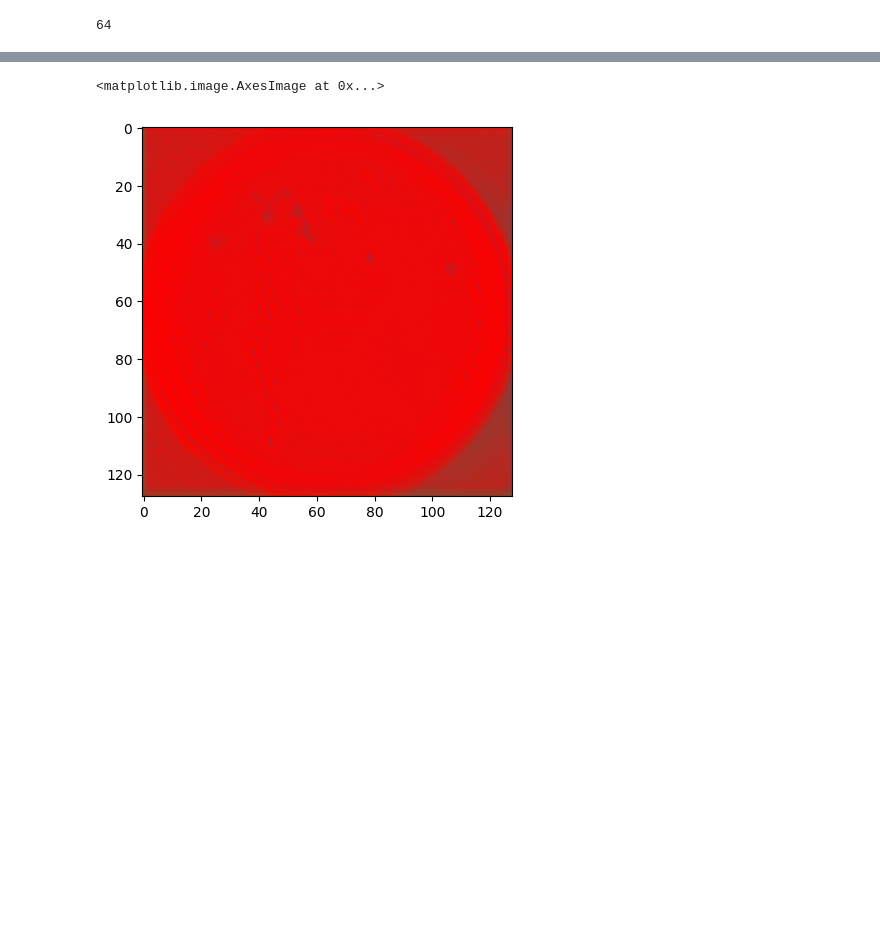
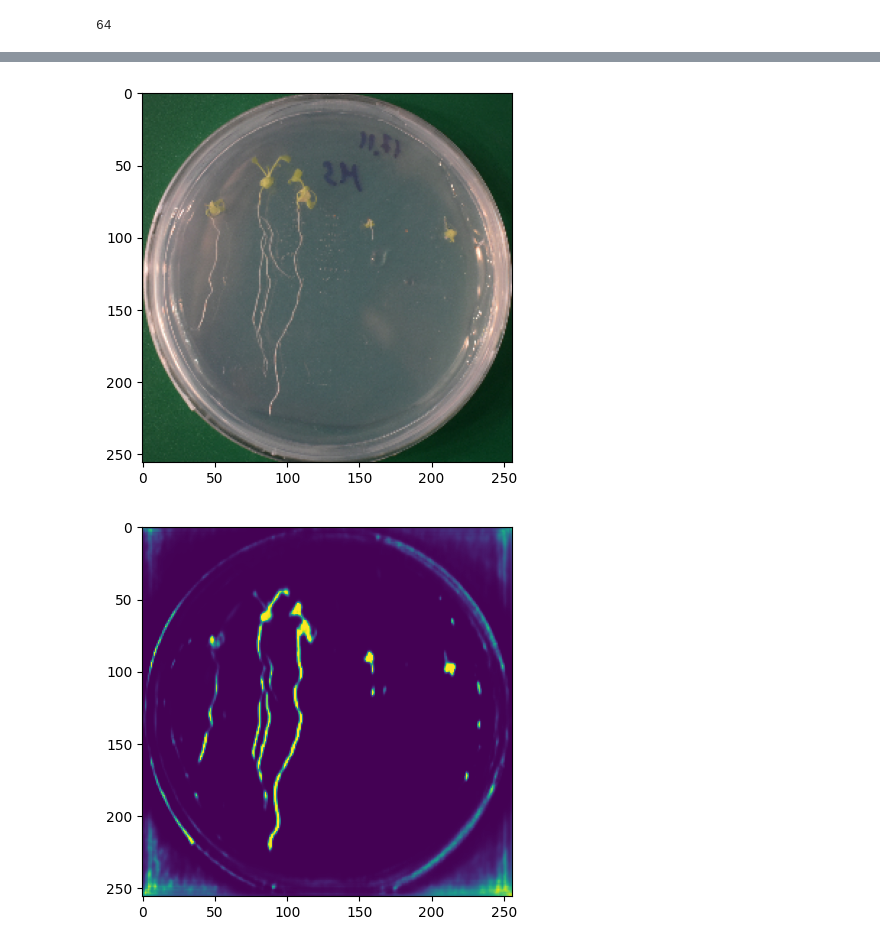
Before and after one commit to DeadArcadiy/SWWH, a Jupyter notebook: segmetation.ipynb, the cells around one changed output, grey strips where cells are left out. Saved outputs shown, nothing was run; the diff lists cells and outputs as text; code cells hidden in the pictures; blank space fills up the shorter version.

```diff
--- a/segmetation.ipynb
+++ b/segmetation.ipynb
@@ -23,15 +30,15 @@ def process_image_with_mask(file_path):
 def process_image(file_path):
    img = tf.io.read_file(file_path)
    img = tf.image.decode_png(img)
-   img = tf.image.resize(img, (128, 128), method="nearest")
+   img = tf.image.resize(img, (heigh, heigh), method="nearest")
    img = tf.cast(img, np.float32) / 255.0
    img = img[:,:,:3]
    print(img.shape)
    return img
 
 def resize(input_image, input_mask):
-   input_image = tf.image.resize(input_image, (128, 128), method="nearest")
-   input_mask = tf.image.resize(input_mask, (128, 128), method="nearest")
+   input_image = tf.image.resize(input_image, (heigh, heigh), method="nearest")
+   input_mask = tf.image.resize(input_mask, (heigh, heigh), method="nearest")
    return input_image, input_mask
 
 def rotation1(input_image, input_mask):
@@ -43,6 +50,13 @@ def rotation2(input_image, input_mask):
    input_image = tf.image.flip_up_down(input_image)
    input_mask = tf.image.flip_up_down(input_mask)
    return input_image, input_mask
+
+def crop(input_image, input_mask):
+   seed = random.random()*10000
+   input_image = tf.image.random_crop(input_image,size = (heigh*4,heigh*4,3),seed=int(seed))
+   input_mask = tf.image.random_crop(input_mask,size = (heigh*4,heigh*4,1),seed=int(seed))
+   return input_image, input_mask
+
 
 def normalize(input_image, input_mask):
    input_image = tf.cast(input_image, np.float32) / 255.0
@@ -57,6 +71,7 @@ def tf_dataset(imagepath,learning):
       dataset = dataset.concatenate(datasetaugment)
       datasetaugment = dataset.map(rotation2)
       dataset = dataset.concatenate(datasetaugment)
+      dataset = dataset.map(crop)
       dataset = dataset.map(resize)
       dataset = dataset.map(normalize)
    else:
@@ -141,11 +212,11 @@ def build_unet_model():
 # %%
-unet_model = build_unet_model()
+unet_model = unet()
 # %%
-unet_model.compile(optimizer='adam',
-                  loss="sparse_categorical_crossentropy",
-                  metrics="accuracy",run_eagerly=True)
+# unet_model.compile(optimizer='adam',
+#                   loss="sparse_categorical_crossentropy",
+#                   metrics="accuracy")
 # %%
-model_history = unet_model.fit(dataset.batch(16).repeat(),
-                              epochs=32,
-                              steps_per_epoch=1)
+model_history = unet_model.fit(dataset.batch(4).repeat(),
+                              epochs=10,
+                              steps_per_epoch=16)
 # %% [output]
@@ -179,5 +254,8 @@ pred_mask = unet_model.predict(test)
-# %%
-plt.imshow(pred_mask[0,:,:,:])
-# %% [output]
-<matplotlib.image.AxesImage at 0x...>
-[figure, removed]
+# %%
+for image in test.take(1):
+        plt.imshow(tf.keras.utils.array_to_img(image[0]))
+        plt.pause(1)
+        plt.imshow(pred_mask[0,:,:,:])
+# %% [output]
+[figure, added]
+[figure, added]
```
Also changed, not shown: parts of 11 cells of this notebook.
